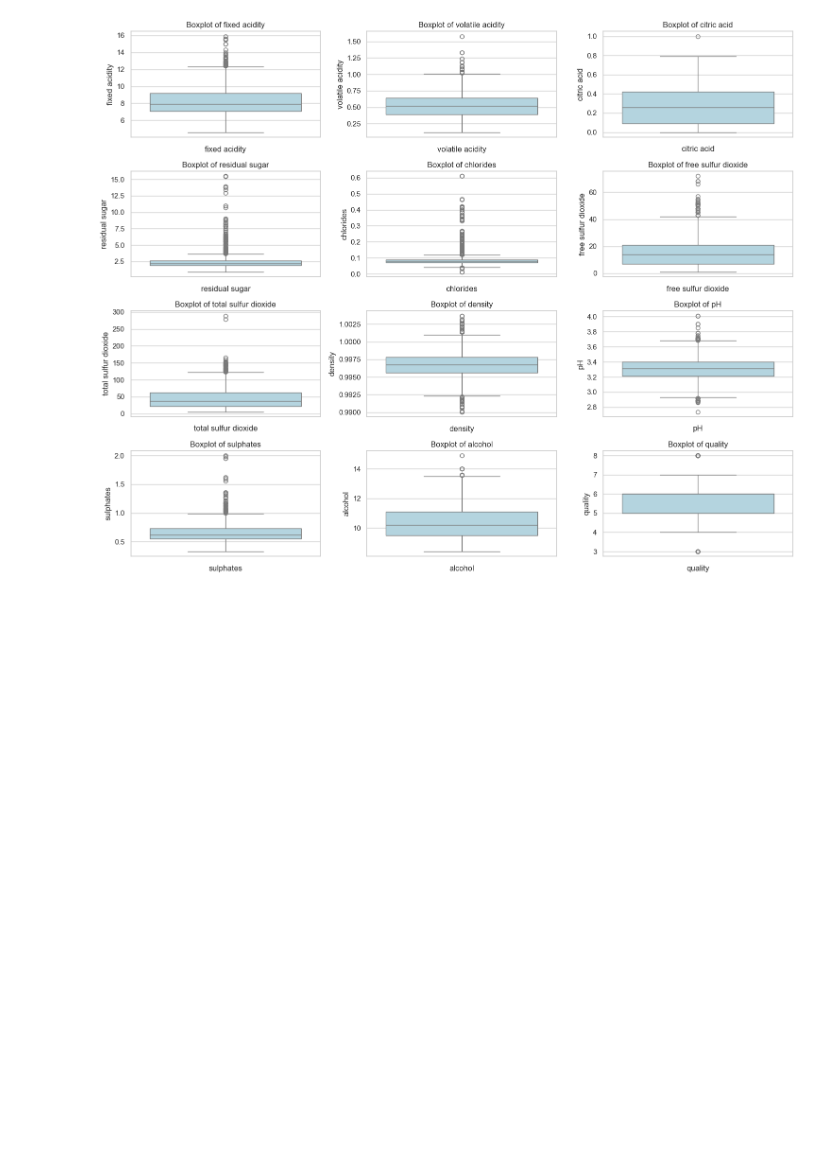
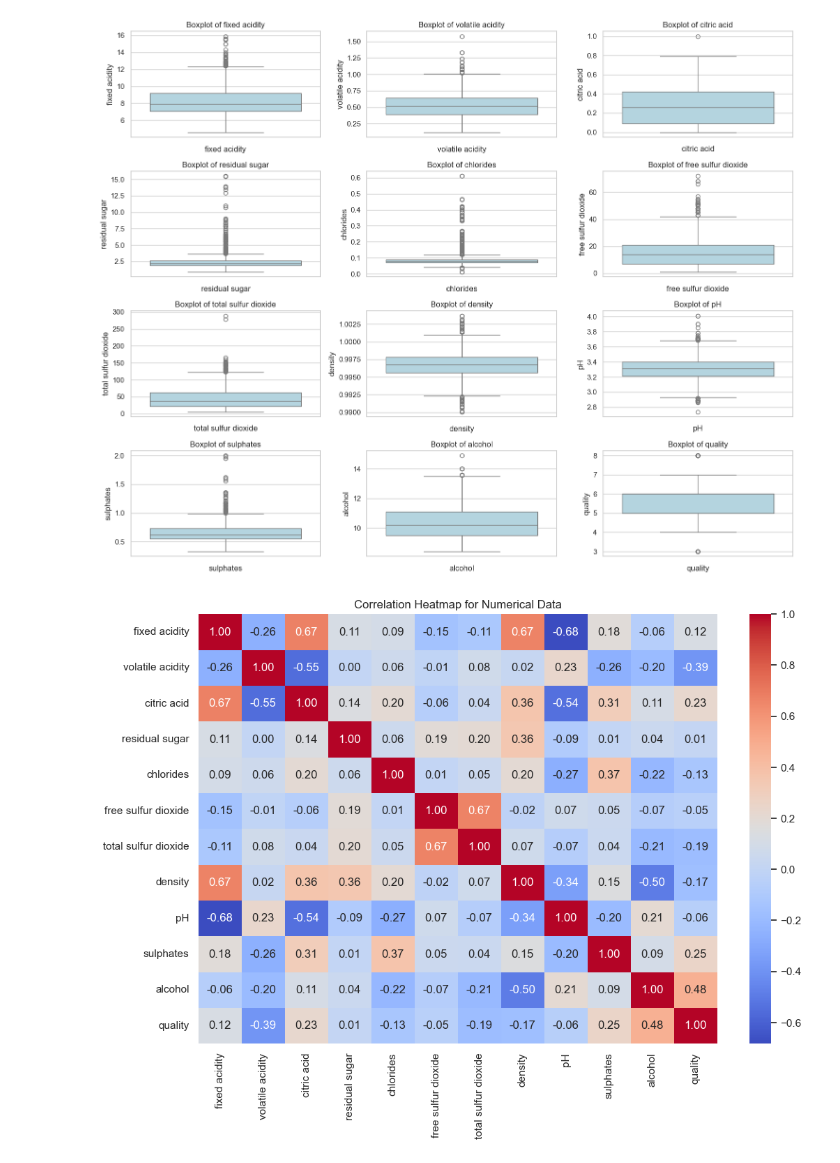
Before and after one commit to rakeshtparayil/BlueBerry-Winery, a Jupyter notebook: blueBerry_winery.ipynb, the cells around one changed output. Cells and saved outputs as stored; diff of their text form; code cells hidden in the pictures; blank space fills up the shorter version.

Commit message:
new_graphs

```diff
--- a/blueBerry_winery.ipynb
+++ b/blueBerry_winery.ipynb
@@ -631,3 +621,17 @@ plt.tight_layout()
 plt.show()
 # %% [output]
 [figure]
+# %%
+# Select only numerical columns
+numerical_data = redwine.select_dtypes(include=['float64', 'int64'])
+
+# Compute correlation matrix for numerical columns
+correlation_matrix = numerical_data.corr()
+
+# Plot correlation heatmap
+plt.figure(figsize=(12, 8))
+sns.heatmap(correlation_matrix, annot=True, cmap="coolwarm", fmt=".2f", cbar=True)
+plt.title("Correlation Heatmap for Numerical Data")
+plt.show()
+# %% [output]
+[figure, added]
```
Also changed, not shown: parts of 4 cells of this notebook.
